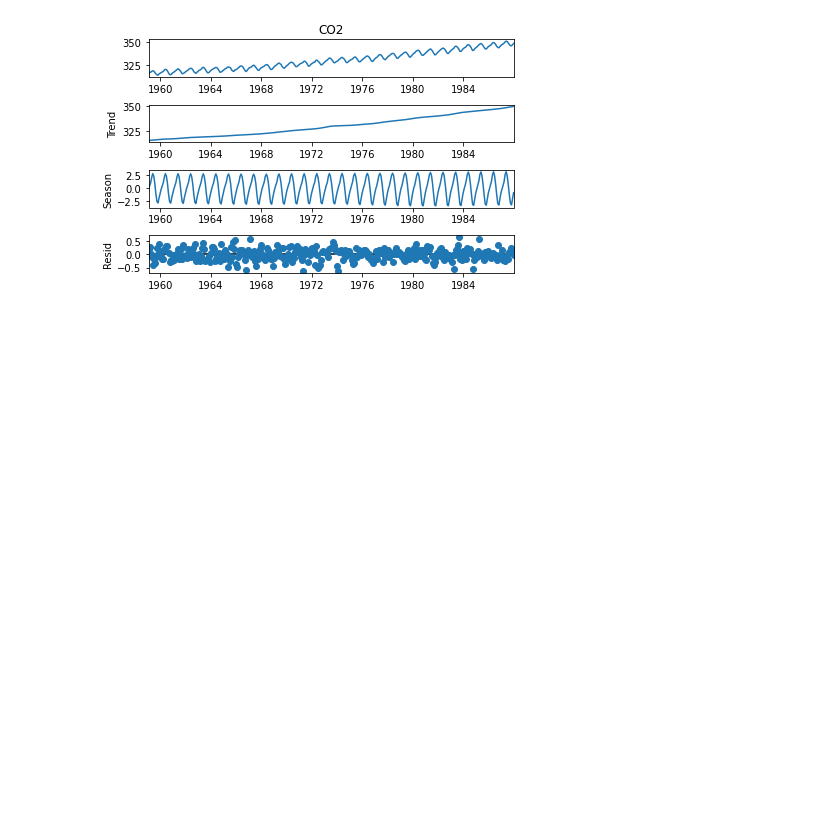
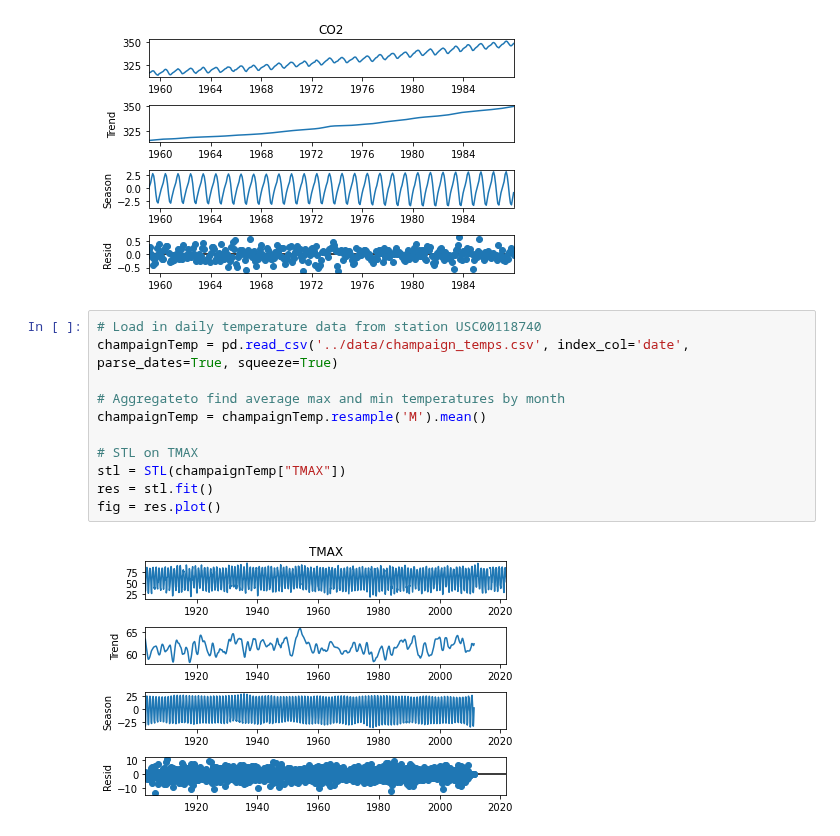
Before and after one commit to thodson-usgs/stf-decomposition, a Jupyter notebook: notebooks/00_getting_started.ipynb, the cells around one changed output. Drawn from its saved outputs; the diff is of its cells as text; blank space fills up the shorter version.

Commit message:
Test STL on champaign temperature data

```diff
--- a/notebooks/00_getting_started.ipynb
+++ b/notebooks/00_getting_started.ipynb
@@ -19,3 +19,16 @@ res = stl.fit()
 fig = res.plot()
 # %% [output]
 [figure]
+# %%
+# Load in daily temperature data from station USC00118740
+champaignTemp = pd.read_csv('../data/champaign_temps.csv', index_col='date', parse_dates=True, squeeze=True)
+
+# Aggregateto find average max and min temperatures by month
+champaignTemp = champaignTemp.resample('M').mean()
+
+# STL on TMAX
+stl = STL(champaignTemp["TMAX"])
+res = stl.fit()
+fig = res.plot()
+# %% [output]
+[figure, added]
```
Also changed, not shown: parts of 1 cell of this notebook, 1 other file.
